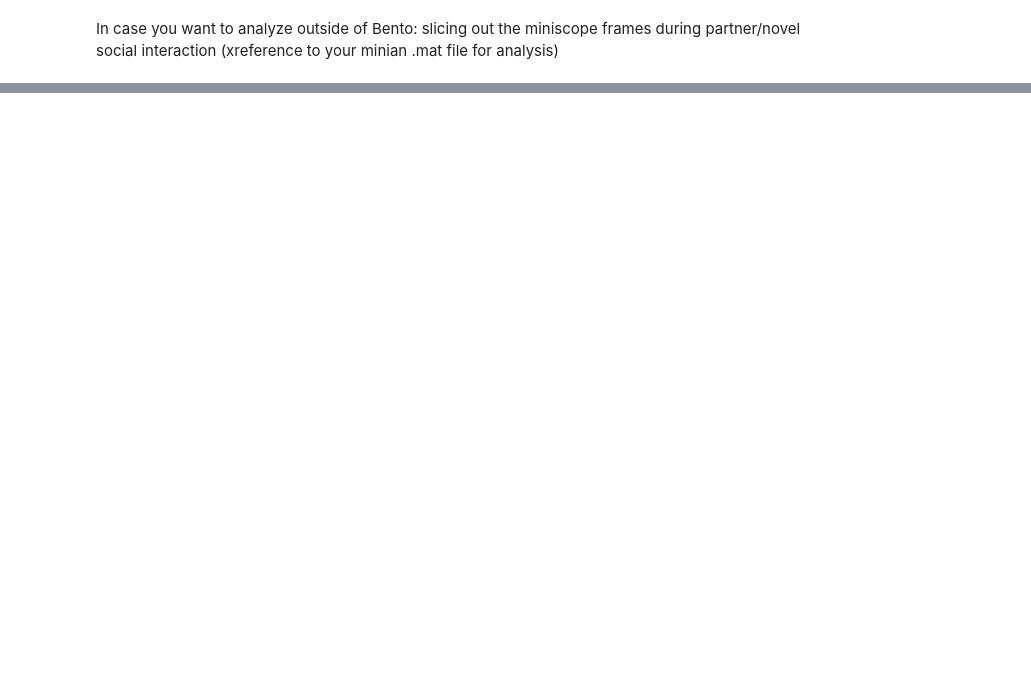
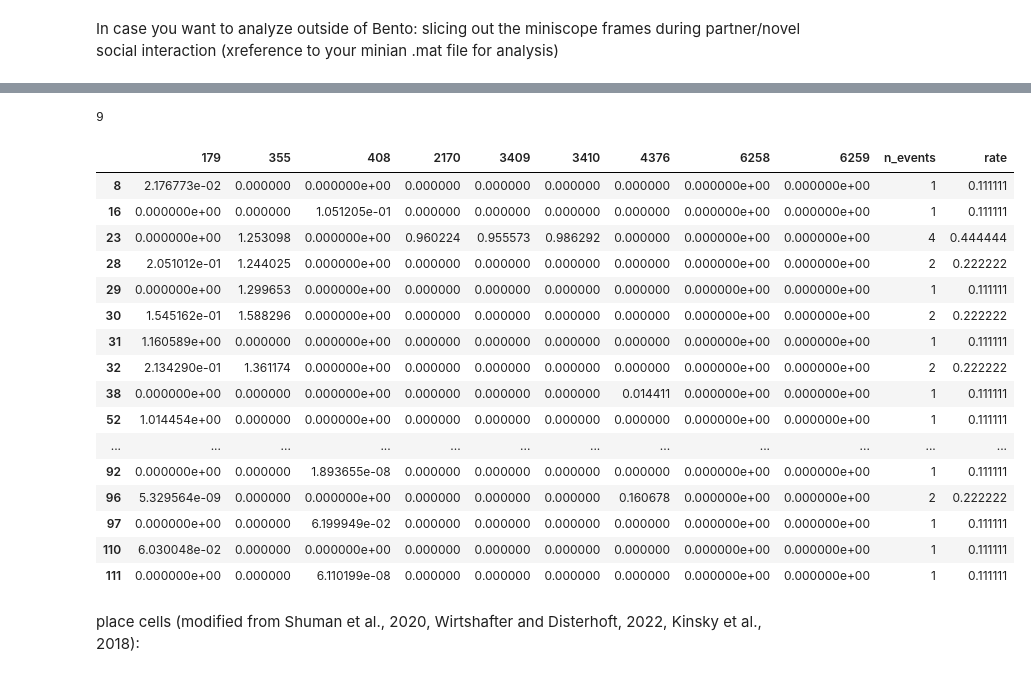
Before and after one commit to donaldsonlab/miniscope-analysis, a Jupyter notebook: BehaviorAnalysis_to_Miniscope.ipynb, the cells around one changed output, grey strips where cells are left out. Saved outputs shown, nothing was run; the diff lists cells and outputs as text; code cells hidden in the pictures; blank space fills up the shorter version.

```diff
--- a/BehaviorAnalysis_to_Miniscope.ipynb
+++ b/BehaviorAnalysis_to_Miniscope.ipynb
@@ -481,0 +526,8 @@ pinteract_frames = pinteract_frames[['Frame Number', 'partner_dist_less_10cm']]
+# %%
+framez = nineteen_four['Frame Number'].to_numpy()
+# %%
+framez = framez - 1 #account for 0-indexing in python
+framez
+# %%
+CaSB = Sdata.loc[:, framez] #spatially-binned neural data
+CaSB
@@ -481,0 +552,7 @@ pinteract_frames = pinteract_frames[['Frame Number', 'partner_dist_less_10cm']]
+# %%
+cols = CaSB.columns
+nframe = len(cols)
+
+CaSB['n_events'] = CaSB[cols].gt(0).sum(axis=1)
+CaSB['rate'] = CaSB['n_events']/nframe
+CaSB
@@ -481,0 +573,26 @@ pinteract_frames = pinteract_frames[['Frame Number', 'partner_dist_less_10cm']]
+# %%
+nframe
+# %% [output]
+9
+# %%
+CaSB[CaSB['rate']>0]
+# %% [output]
+|  | 179 | 355 | 408 | 2170 | 3409 | 3410 | 4376 | 6258 | 6259 | n_events | rate |
+| 8 | 2.176773e-02 | 0.000000 | 0.000000e+00 | 0.000000 | 0.000000 | 0.000000 | 0.000000 | 0.000000e+00 | 0.000000e+00 | 1 | 0.111111 |
+| 16 | 0.000000e+00 | 0.000000 | 1.051205e-01 | 0.000000 | 0.000000 | 0.000000 | 0.000000 | 0.000000e+00 | 0.000000e+00 | 1 | 0.111111 |
+| 23 | 0.000000e+00 | 1.253098 | 0.000000e+00 | 0.960224 | 0.955573 | 0.986292 | 0.000000 | 0.000000e+00 | 0.000000e+00 | 4 | 0.444444 |
+| 28 | 2.051012e-01 | 1.244025 | 0.000000e+00 | 0.000000 | 0.000000 | 0.000000 | 0.000000 | 0.000000e+00 | 0.000000e+00 | 2 | 0.222222 |
+| 29 | 0.000000e+00 | 1.299653 | 0.000000e+00 | 0.000000 | 0.000000 | 0.000000 | 0.000000 | 0.000000e+00 | 0.000000e+00 | 1 | 0.111111 |
+| 30 | 1.545162e-01 | 1.588296 | 0.000000e+00 | 0.000000 | 0.000000 | 0.000000 | 0.000000 | 0.000000e+00 | 0.000000e+00 | 2 | 0.222222 |
+| 31 | 1.160589e+00 | 0.000000 | 0.000000e+00 | 0.000000 | 0.000000 | 0.000000 | 0.000000 | 0.000000e+00 | 0.000000e+00 | 1 | 0.111111 |
+| 32 | 2.134290e-01 | 1.361174 | 0.000000e+00 | 0.000000 | 0.000000 | 0.000000 | 0.000000 | 0.000000e+00 | 0.000000e+00 | 2 | 0.222222 |
+| 38 | 0.000000e+00 | 0.000000 | 0.000000e+00 | 0.000000 | 0.000000 | 0.000000 | 0.014411 | 0.000000e+00 | 0.000000e+00 | 1 | 0.111111 |
+| 52 | 1.014454e+00 | 0.000000 | 0.000000e+00 | 0.000000 | 0.000000 | 0.000000 | 0.000000 | 0.000000e+00 | 0.000000e+00 | 1 | 0.111111 |
+| ... | ... | ... | ... | ... | ... | ... | ... | ... | ... | ... | ... |
+| 92 | 0.000000e+00 | 0.000000 | 1.893655e-08 | 0.000000 | 0.000000 | 0.000000 | 0.000000 | 0.000000e+00 | 0.000000e+00 | 1 | 0.111111 |
+| 96 | 5.329564e-09 | 0.000000 | 0.000000e+00 | 0.000000 | 0.000000 | 0.000000 | 0.160678 | 0.000000e+00 | 0.000000e+00 | 2 | 0.222222 |
+| 97 | 0.000000e+00 | 0.000000 | 6.199949e-02 | 0.000000 | 0.000000 | 0.000000 | 0.000000 | 0.000000e+00 | 0.000000e+00 | 1 | 0.111111 |
+| 110 | 6.030048e-02 | 0.000000 | 0.000000e+00 | 0.000000 | 0.000000 | 0.000000 | 0.000000 | 0.000000e+00 | 0.000000e+00 | 1 | 0.111111 |
+| 111 | 0.000000e+00 | 0.000000 | 6.110199e-08 | 0.000000 | 0.000000 | 0.000000 | 0.000000 | 0.000000e+00 | 0.000000e+00 | 1 | 0.111111 |
+# %% [markdown]
+place cells (modified from Shuman et al., 2020, Wirtshafter and Disterhoft, 2022, Kinsky et al., 2018):
```
Also changed, not shown: parts of 20 cells of this notebook, 1 other file.
